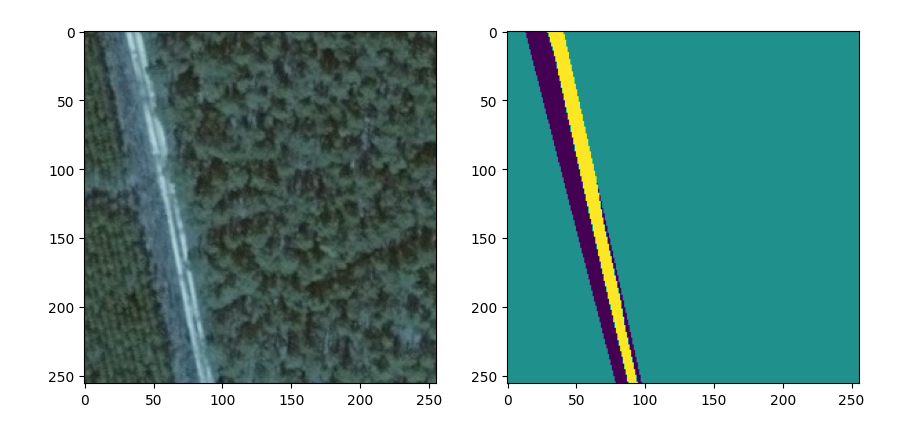
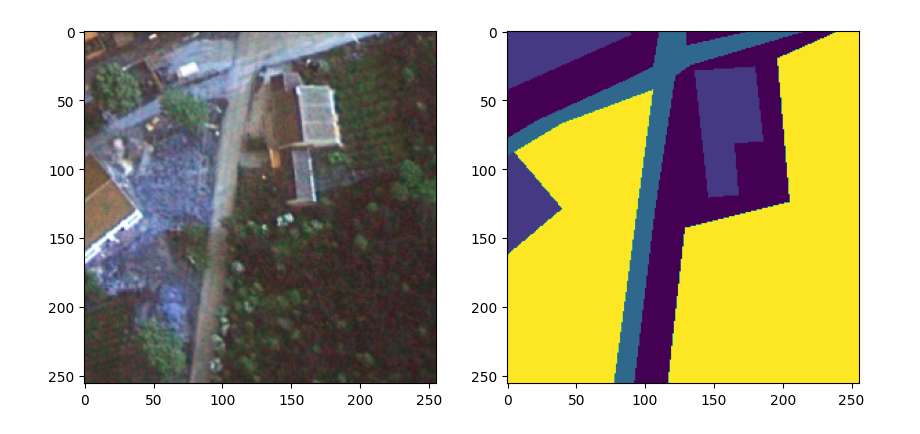
Before and after one commit to weihanfeng/Satellite_Image_Segmentation, a Jupyter notebook: notebooks/view_image_and_mask.ipynb, the cells around one changed output. Cells and saved outputs as stored; diff of their text form; code cells hidden in the pictures.

```diff
--- a/notebooks/view_image_and_mask.ipynb
+++ b/notebooks/view_image_and_mask.ipynb
@@ -18,9 +18,11 @@ def view_image_and_mask(image_path, mask_path):
     ax[0].imshow(image)
     ax[1].imshow(mask[:,:,0])
     plt.show()
+
+    return image, mask
 # %%
-image_path = os.path.join(os.getcwd(), "../data", "selected_data","images", "M-33-7-A-d-2-3_patch_0_8.tif")
-mask_path = os.path.join(os.getcwd(), "../data", "selected_data","masks", "M-33-7-A-d-2-3_patch_0_8.tif")
-view_image_and_mask(image_path, mask_path)
+image_path = os.path.join(os.getcwd(), "../data", "split", "train", "images", "0.png_patch_0_0.tif")
+mask_path = os.path.join(os.getcwd(), "../data", "split", "train", "masks", "0.png_patch_0_0.tif")
+image, mask = view_image_and_mask(image_path, mask_path)
 # %% [output]
-[figure, old version]
+[figure, new version]
```
Also changed, not shown: parts of 3 cells of this notebook, 1 other file.
